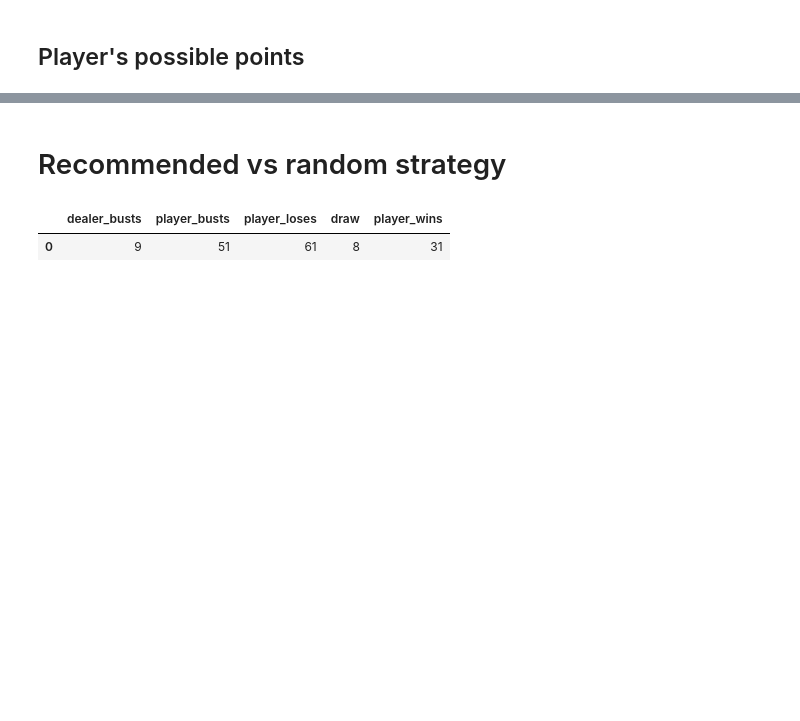
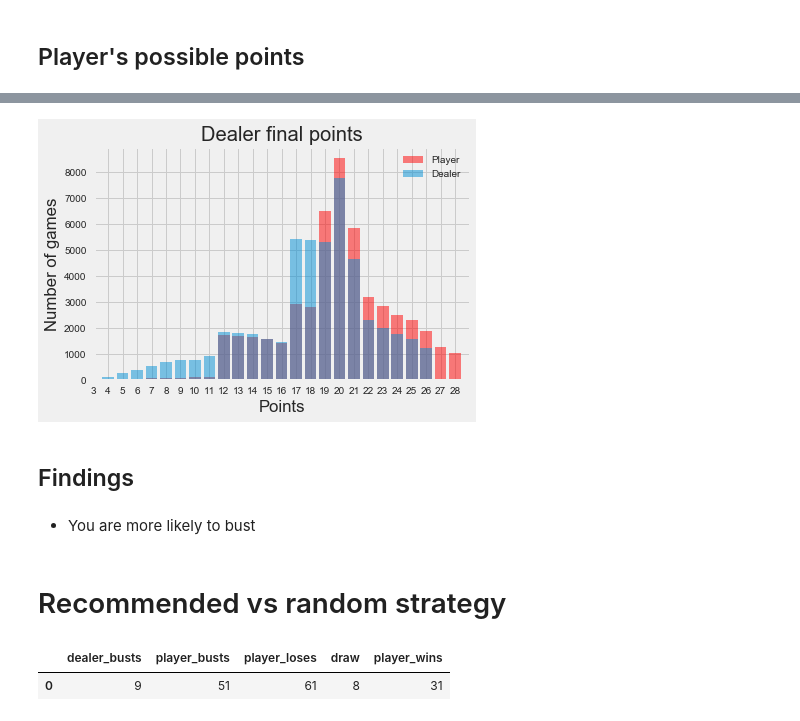
Before and after one commit to jocelyn-ong/data-science-projects, a Jupyter notebook: others/blackjack/data-analysis.ipynb, the cells around one changed output, grey strips where cells are left out. Saved outputs shown, nothing was run; the diff lists cells and outputs as text; code cells hidden in the pictures; blank space fills up the shorter version.

```diff
--- a/others/blackjack/data-analysis.ipynb
+++ b/others/blackjack/data-analysis.ipynb
@@ -80,3 +98,27 @@ plt.title("Player final points");
+# %%
+player = df.player_final.value_counts().sort_index().to_frame()
+player.reset_index(inplace=True)
+player.columns = ["final_points", "num_games"]
+dealer = df.dealer_final.value_counts().sort_index().to_frame()
+dealer.reset_index(inplace=True)
+dealer.columns = ["final_points", "num_games"]
+# %%
+plt.bar(player.final_points, player.num_games, label="Player",
+        color="r", alpha=0.5)
+plt.bar(dealer.final_points, dealer.num_games, label="Dealer",
+        alpha=0.5)
+plt.xlabel("Points");
+plt.ylabel("Number of games");
+plt.title("Dealer final points");
+plt.xlim(3,29);
+plt.xticks(np.arange(3,29));
+plt.legend();
+# %% [output]
+[figure, added]
+# %% [markdown]
+## Findings
+# %% [markdown]
+- You are more likely to bust
 # %% [markdown]
 # Recommended vs random strategy
 # %%
```
Also changed, not shown: parts of 12 cells of this notebook.
